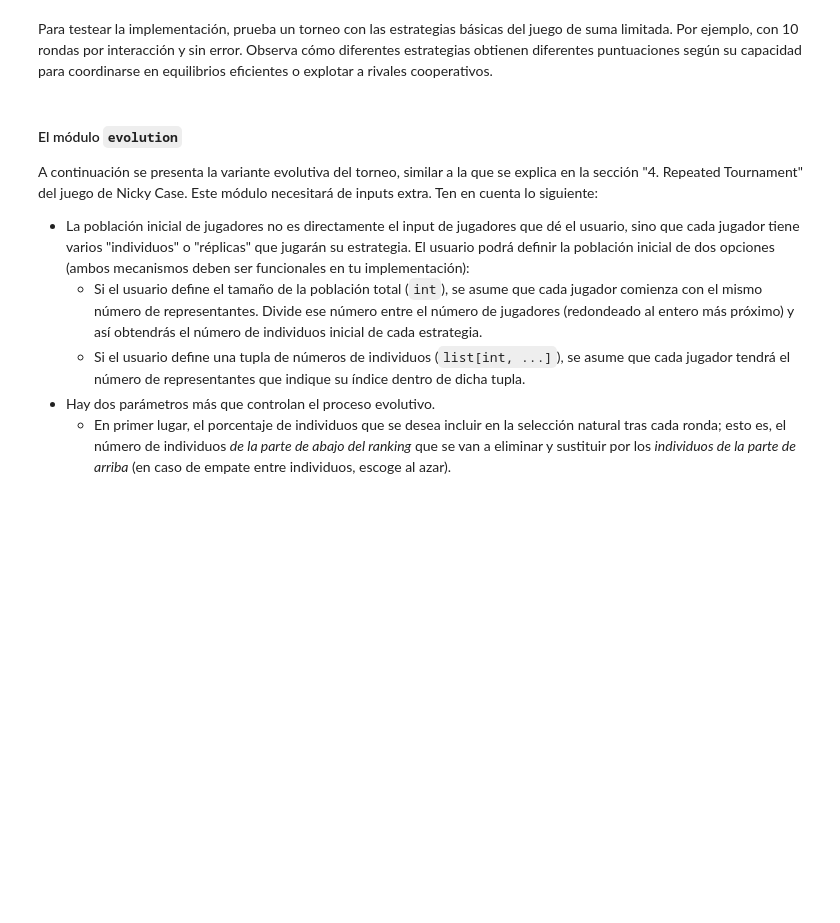
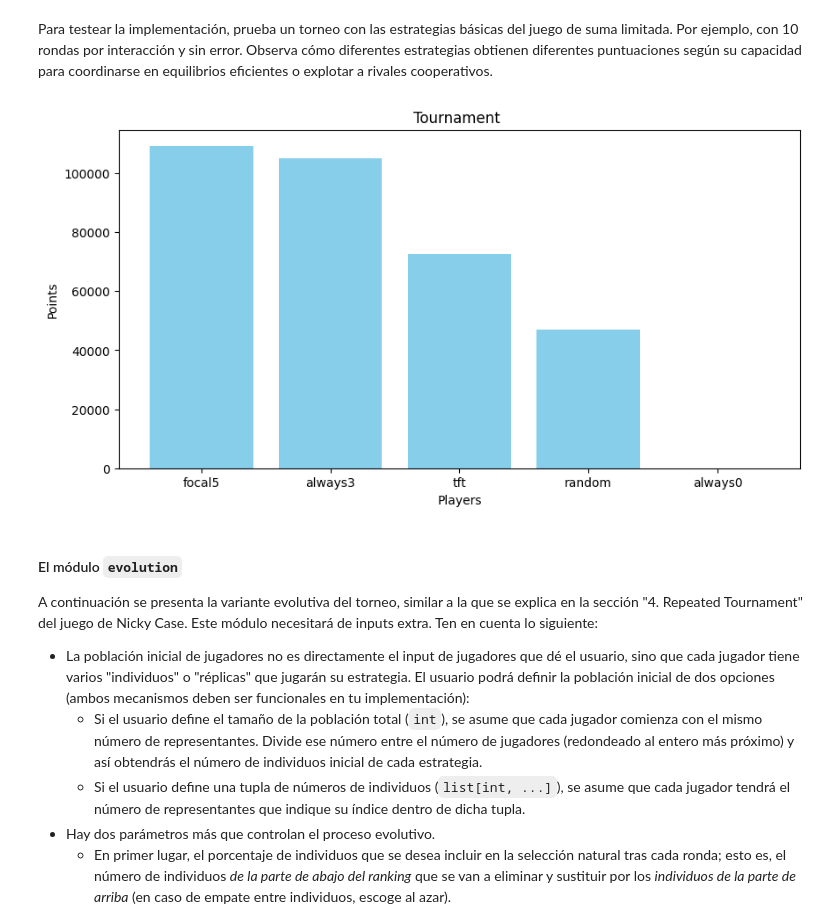
Before and after one commit to kzzazzk/jcma-opt, a Jupyter notebook: practica1.ipynb, the cells around one changed output. Cells and saved outputs as stored; diff of their text form; code cells hidden in the pictures; blank space fills up the shorter version.

Commit message:
Match and tournament components implemented

````diff
--- a/practica1.ipynb
+++ b/practica1.ipynb
@@ -258,11 +258,13 @@ class Player(ABC):
             - A tuple of two floats, where the first value is the current
             player's payoff, and the second value is the opponent's payoff.
         """
-        total_payoff = tuple(0,0)
+        total_payoff = (0.0 , 0.0)
 
         for i, move in enumerate(self.history):
-            current_payoff = self.game.evaluate(move, opponent.history[i])
+            current_payoff = self.game.evaluate_result(move, opponent.history[i])
             total_payoff = np.add(np.array(total_payoff), np.array(current_payoff)).tolist()
+
+        return total_payoff
 
     # Este método ya está implementado
     def clean_history(self):
@@ -402,6 +445,11 @@ random_player = UniformRandom(game, "random")
 focal5_player = Focal5(game, "focal5")
 tft_player = TitForTat(game, "tft")
 
-#Modifica las siguientes líneas a conveniencia para llevar a cabo distintos tests
-match = Match(always0_player, focal5_player, n_rounds=10, error=0.2)
+match = Match(always0_player, focal5_player, n_rounds=10, error=0.0)
 match.play(do_print=True)
+
+match2 = Match(always3_player, Always3(game, "always3_2"), n_rounds=8, error=0.2)
+match2.play(do_print=True)
+
+match2 = Match(random_player, tft_player, n_rounds=5, error=0.0)
+match2.play(do_print=True)
@@ -445,7 +511,7 @@ class Tournament:
 
     def sort_ranking(self) -> None:
         """Sort the ranking by the value (score)"""
-        raise NotImplementedError
+        self.ranking = dict(sorted(self.ranking.items(), key=lambda item: item[1], reverse=True))
 
 
     #pista: utiliza 'itertools.combinations' para hacer los cruces
@@ -455,8 +521,16 @@ class Tournament:
         the variable 'self.ranking' with the accumulated points obtained by
         each player in their interactions.
         """
-        raise NotImplementedError
+        self.ranking = {player: 0.0 for player in self.players}
 
+        for p1, p2 in itertools.combinations(self.players, 2):
+            for _ in range(self.repetitions):
+                match = Match(p1, p2, n_rounds=self.n_rounds, error=self.error)
+                match.play(do_print=False)
+                self.ranking[p1] += match.score[0]
+                self.ranking[p2] += match.score[1]
+
+        self.sort_ranking()
 
     def plot_results(self):
         """
@@ -464,24 +538,36 @@ class Tournament:
         the names of the sorted ranking of players participating in the
         tournament. On the y-axis the points obtained.
         """
-        raise NotImplementedError
+        import matplotlib.pyplot as plt
+
+        names = [player.name for player in self.ranking.keys()]
+        scores = list(self.ranking.values())
+
+        plt.figure(figsize=(10,5))
+        plt.bar(names, scores, color='skyblue')
+        plt.xlabel("Players")
+        plt.ylabel("Points")
+        plt.title("Tournament ")
+        plt.show()
 # %% [markdown]
 Para testear la implementación, prueba un torneo con las estrategias básicas del juego de suma limitada. Por ejemplo, con 10 rondas por interacción y sin error. Observa cómo diferentes estrategias obtienen diferentes puntuaciones según su capacidad para coordinarse en equilibrios eficientes o explotar a rivales cooperativos.
 # %%
 game = Game()
 
 always0_player = Always0(game, "always0")
 always3_player = Always3(game, "always3")
 random_player = UniformRandom(game, "random")
 focal5_player = Focal5(game, "focal5")
 tft_player = TitForTat(game, "tft")
 
 all_players = (always0_player, always3_player, random_player, focal5_player,
                tft_player)
 
-tournament = Tournament(all_players, n_rounds=10, error=0.0, repetitions=1)
+tournament = Tournament(all_players, n_rounds=100, error=0.0, repetitions=1)
 tournament.play()
 tournament.plot_results()
+# %% [output]
+[figure, added]
 # %% [markdown]
 #### El módulo ```evolution```
 
````
Also changed, not shown: parts of 2 cells of this notebook.
